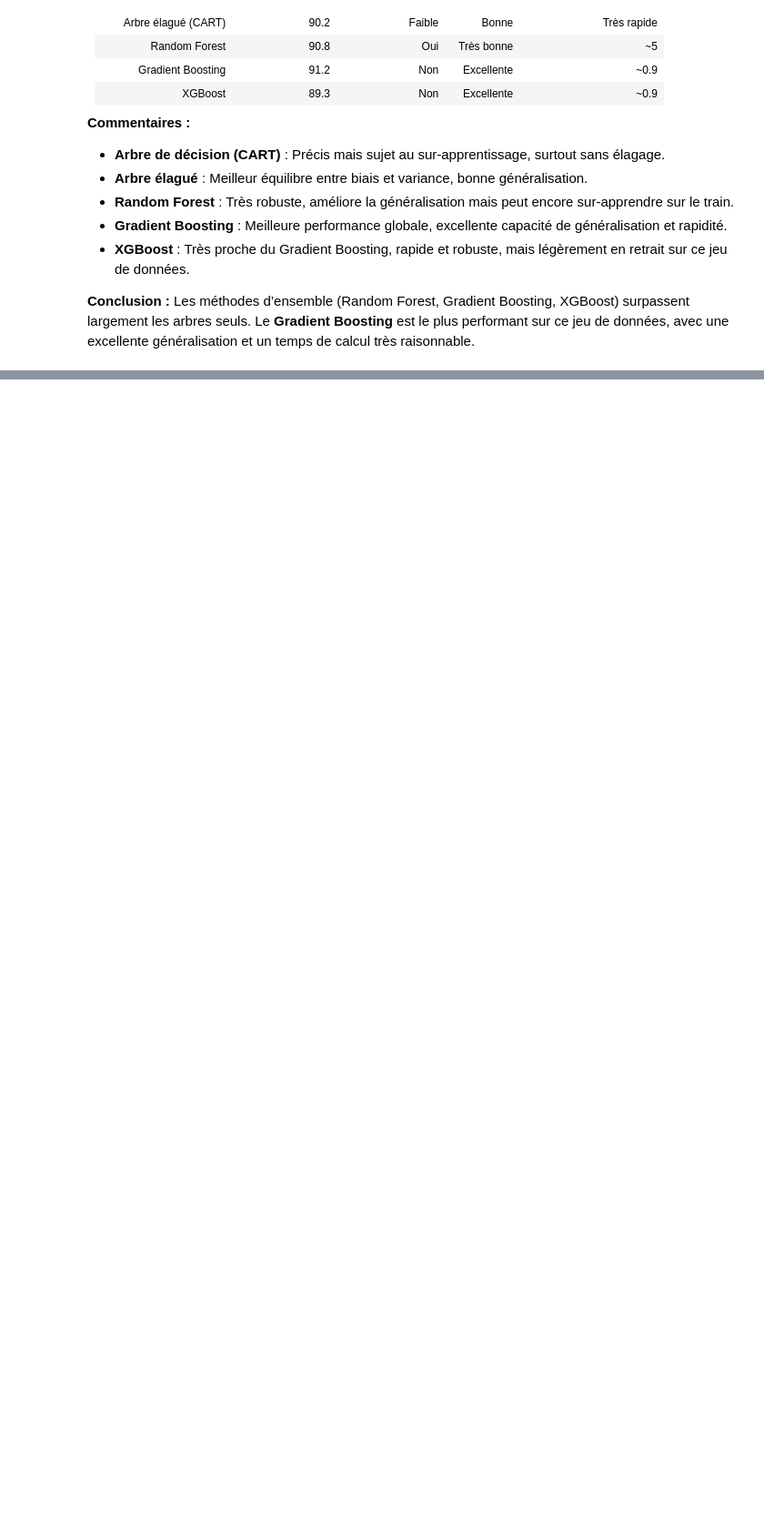
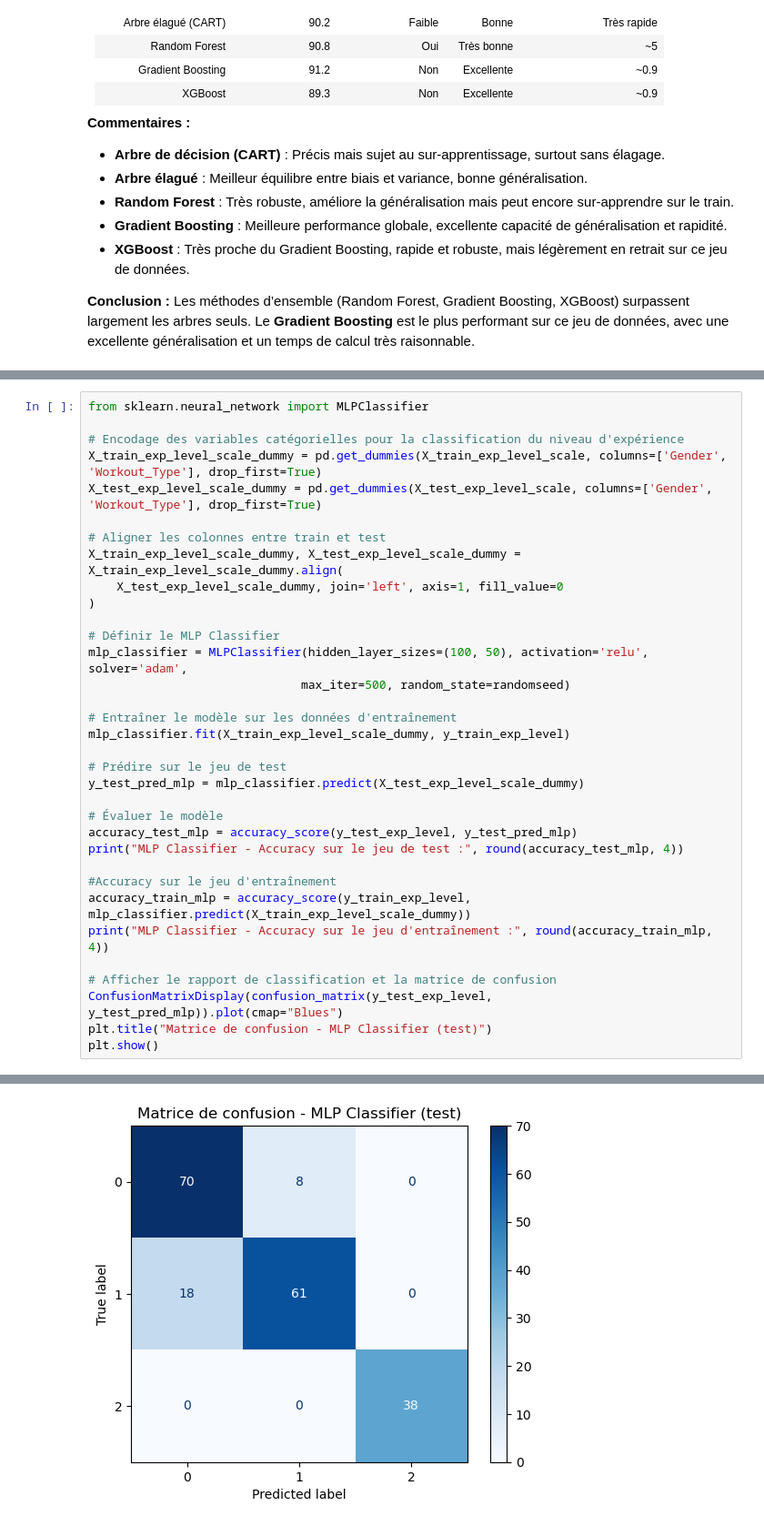
Before and after one commit to Dorianhgn/ProjetML4A, a Jupyter notebook: Experience_Level/Matteo/python.ipynb, the cells around one changed output, grey strips where cells are left out. Shown at 91% size. Saved outputs shown, nothing was run; the diff lists cells and outputs as text; blank space fills up the shorter version.

```diff
--- a/Experience_Level/Matteo/python.ipynb
+++ b/Experience_Level/Matteo/python.ipynb
@@ -758,0 +740,35 @@ Les méthodes d’ensemble (Random Forest, Gradient Boosting, XGBoost) surpassen
+# %%
+from sklearn.neural_network import MLPClassifier
+
+# Encodage des variables catégorielles pour la classification du niveau d'expérience
+X_train_exp_level_scale_dummy = pd.get_dummies(X_train_exp_level_scale, columns=['Gender', 'Workout_Type'], drop_first=True)
+X_test_exp_level_scale_dummy = pd.get_dummies(X_test_exp_level_scale, columns=['Gender', 'Workout_Type'], drop_first=True)
+
+# Aligner les colonnes entre train et test
+X_train_exp_level_scale_dummy, X_test_exp_level_scale_dummy = X_train_exp_level_scale_dummy.align(
+    X_test_exp_level_scale_dummy, join='left', axis=1, fill_value=0
+)
+
+# Définir le MLP Classifier
+mlp_classifier = MLPClassifier(hidden_layer_sizes=(100, 50), activation='relu', solver='adam',
+                              max_iter=500, random_state=randomseed)
+
+# Entraîner le modèle sur les données d'entraînement
+mlp_classifier.fit(X_train_exp_level_scale_dummy, y_train_exp_level)
+
+# Prédire sur le jeu de test
+y_test_pred_mlp = mlp_classifier.predict(X_test_exp_level_scale_dummy)
+
+# Évaluer le modèle
+accuracy_test_mlp = accuracy_score(y_test_exp_level, y_test_pred_mlp)
+print("MLP Classifier - Accuracy sur le jeu de test :", round(accuracy_test_mlp, 4))
+
+#Accuracy sur le jeu d'entraînement
+accuracy_train_mlp = accuracy_score(y_train_exp_level, mlp_classifier.predict(X_train_exp_level_scale_dummy))
+print("MLP Classifier - Accuracy sur le jeu d'entraînement :", round(accuracy_train_mlp, 4))
+
+# Afficher le rapport de classification et la matrice de confusion
+ConfusionMatrixDisplay(confusion_matrix(y_test_exp_level, y_test_pred_mlp)).plot(cmap="Blues")
+plt.title("Matrice de confusion - MLP Classifier (test)")
+plt.show()
+# %% [output]
@@ -758,0 +777 @@ Les méthodes d’ensemble (Random Forest, Gradient Boosting, XGBoost) surpassen
+[figure, added]
```
Also changed, not shown: parts of 8 cells of this notebook.
